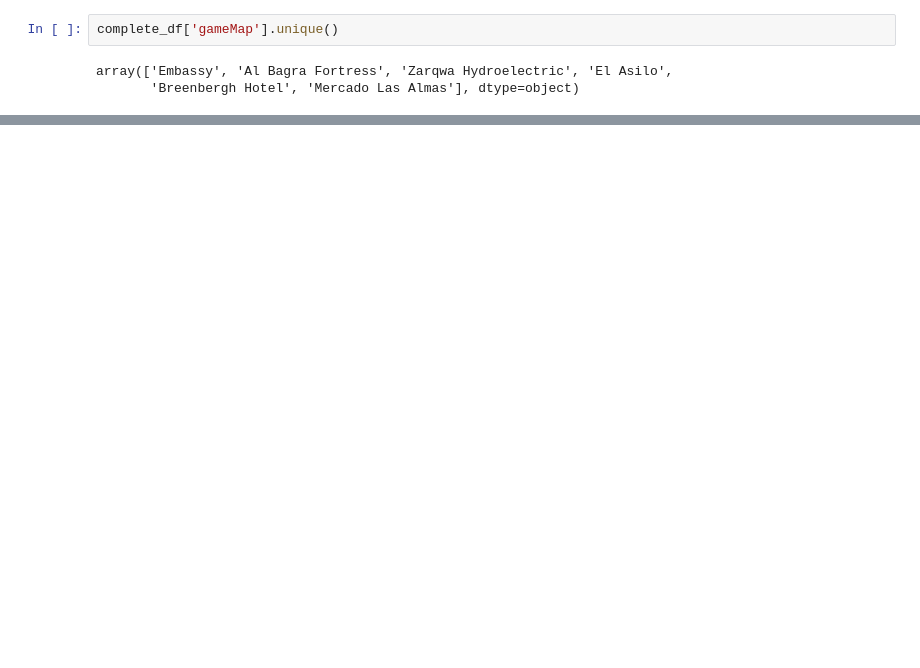
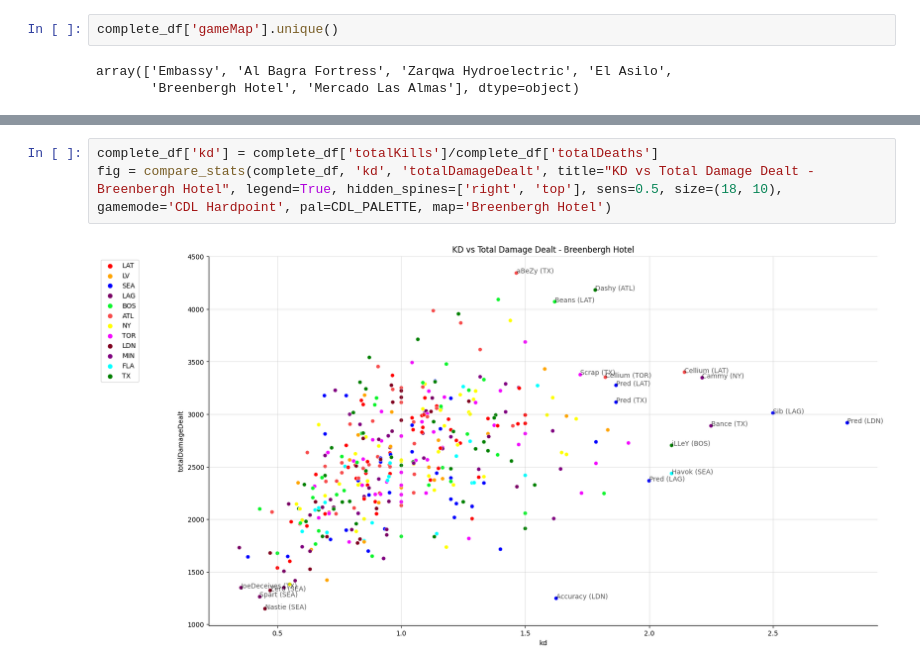
Before and after one commit to charlbbbbb/CDL-Stats, a Jupyter notebook: analysis/cdl_helper_tests.ipynb, the cells around one changed output, grey strips where cells are left out. Drawn from its saved outputs; the diff is of its cells as text; blank space fills up the shorter version.

```diff
--- a/analysis/cdl_helper_tests.ipynb
+++ b/analysis/cdl_helper_tests.ipynb
@@ -72,0 +84,5 @@ fig = compare_stats(complete_df, 'averageSpeed', 'totalDistanceTraveled', legend
+# %%
+complete_df['kd'] = complete_df['totalKills']/complete_df['totalDeaths']
+fig = compare_stats(complete_df, 'kd', 'totalDamageDealt', title="KD vs Total Damage Dealt - Breenbergh Hotel", legend=True, hidden_spines=['right', 'top'], sens=0.5, size=(18, 10), gamemode='CDL Hardpoint', pal=CDL_PALETTE, map='Breenbergh Hotel')
+# %% [output]
+[figure, added]
```
Also changed, not shown: parts of 9 cells of this notebook, 1 other file.
